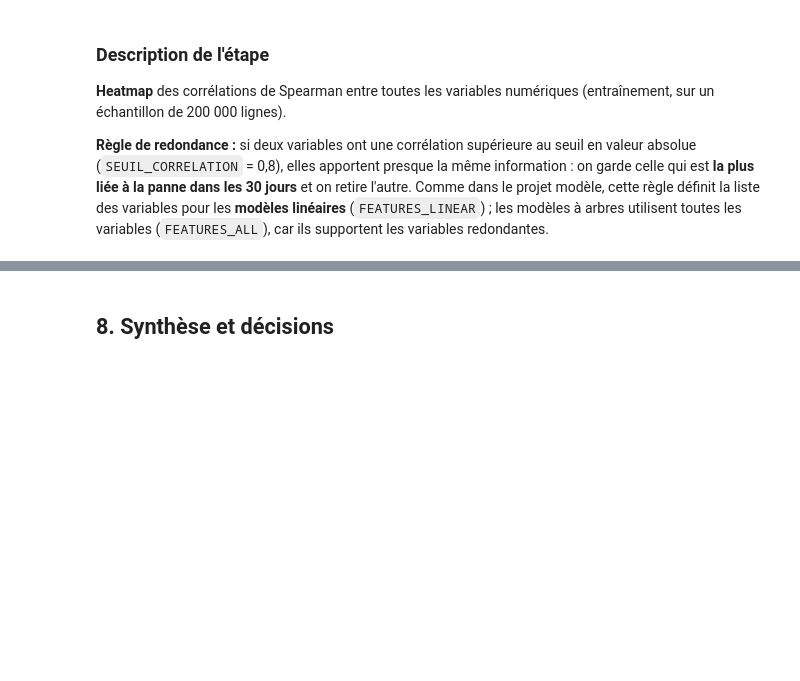
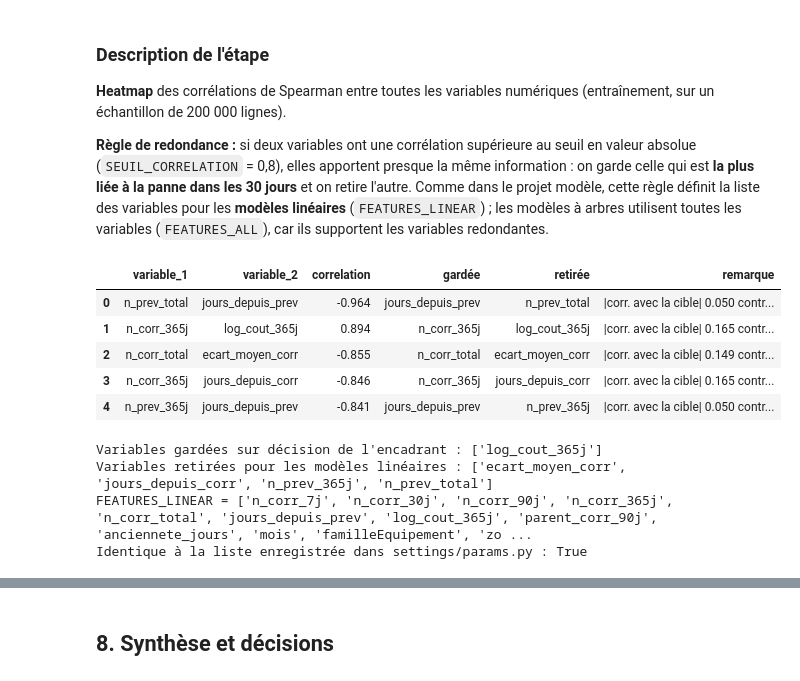
Before and after one commit to OumoulKhairy/detection_pannes_gmao, a Jupyter notebook: notebooks/01_01_exploration_donnees.ipynb, the cells around one changed output, grey strips where cells are left out. Saved outputs shown, nothing was run; the diff lists cells and outputs as text; code cells hidden in the pictures; blank space fills up the shorter version.

```diff
--- a/notebooks/01_01_exploration_donnees.ipynb
+++ b/notebooks/01_01_exploration_donnees.ipynb
@@ -953,11 +1363,24 @@ fig.show()
 # %%
 paires = paires_redondantes(mat.drop(index="panne_30j", columns="panne_30j"), SEUIL_CORRELATION)
 decisions, retirees = regle_redondance(paires, corr_30)
 display(decisions.round(3))
+retirees = [c for c in retirees if c not in VARIABLES_IMPOSEES]      # décision de l'encadrant
 FEATURES_LINEAR_PROPOSEES = [c for c in FEATURES_NUM if c not in retirees] + FEATURES_CAT
+print("Variables gardées sur décision de l'encadrant :", VARIABLES_IMPOSEES)
 print("Variables retirées pour les modèles linéaires :", retirees)
 print("FEATURES_LINEAR =", FEATURES_LINEAR_PROPOSEES)
 print("Identique à la liste enregistrée dans settings/params.py :", FEATURES_LINEAR_PROPOSEES == FEATURES_LINEAR)
+# %% [output]
+|  | variable_1 | variable_2 | correlation | gardée | retirée | remarque |
+| 0 | n_prev_total | jours_depuis_prev | -0.964 | jours_depuis_prev | n_prev_total | |corr. avec la cible| 0.050 contr... |
+| 1 | n_corr_365j | log_cout_365j | 0.894 | n_corr_365j | log_cout_365j | |corr. avec la cible| 0.165 contr... |
+| 2 | n_corr_total | ecart_moyen_corr | -0.855 | n_corr_total | ecart_moyen_corr | |corr. avec la cible| 0.149 contr... |
+| 3 | n_corr_365j | jours_depuis_corr | -0.846 | n_corr_365j | jours_depuis_corr | |corr. avec la cible| 0.165 contr... |
+| 4 | n_prev_365j | jours_depuis_prev | -0.841 | jours_depuis_prev | n_prev_365j | |corr. avec la cible| 0.050 contr... |
+Variables gardées sur décision de l'encadrant : ['log_cout_365j']
+Variables retirées pour les modèles linéaires : ['ecart_moyen_corr', 'jours_depuis_corr', 'n_prev_365j', 'n_prev_total']
+FEATURES_LINEAR = ['n_corr_7j', 'n_corr_30j', 'n_corr_90j', 'n_corr_365j', 'n_corr_total', 'jours_depuis_prev', 'log_cout_365j', 'parent_corr_90j', 'anciennete_jours', 'mois', 'familleEquipement', 'zo ...
+Identique à la liste enregistrée dans settings/params.py : True
 # %% [markdown]
 ### Analyse & Interprétation
 
```
Also changed, not shown: parts of 34 cells of this notebook, 4 other files.
